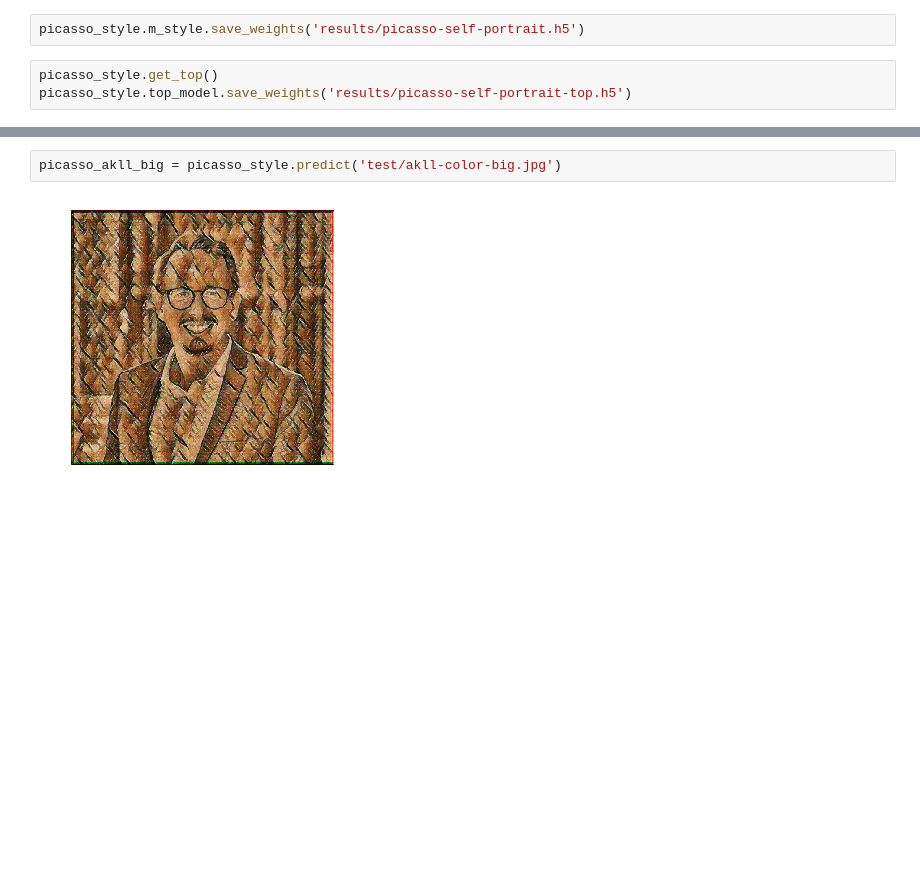
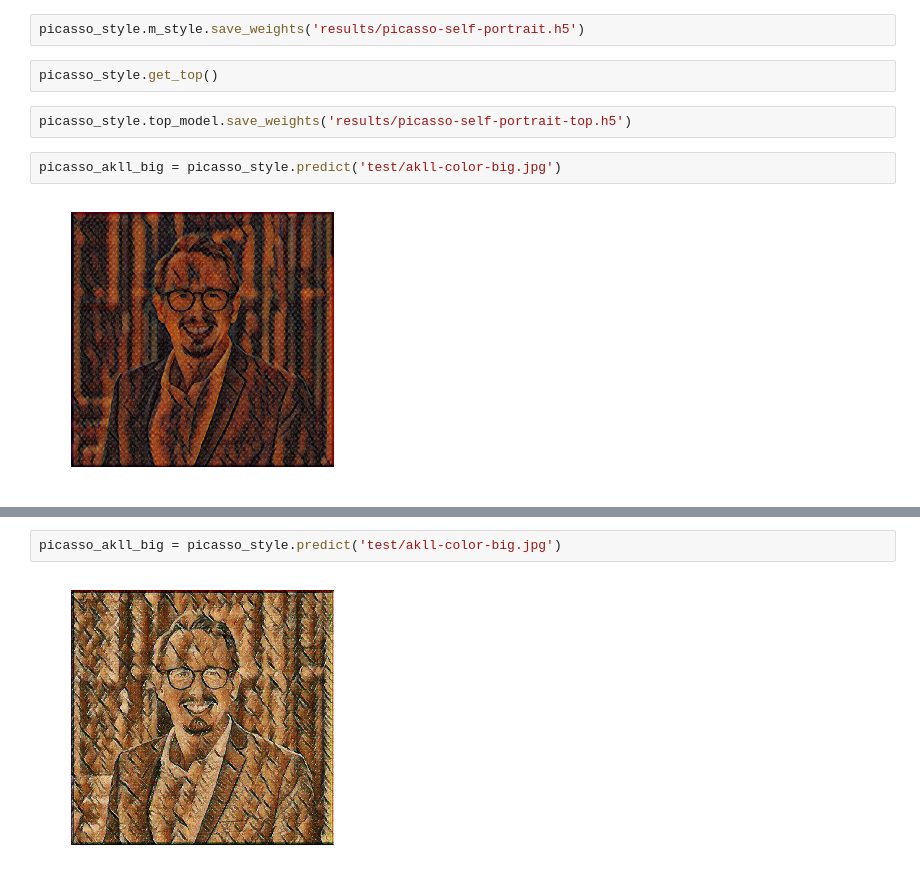
Before and after one commit to AKLLaursen/deep-learning-intro, a Jupyter notebook: style-transfer/style-transfer-examples.ipynb, the cells around one changed output, grey strips where cells are left out. Cells and saved outputs as stored; diff of their text form; blank space fills up the shorter version.

```diff
--- a/style-transfer/style-transfer-examples.ipynb
+++ b/style-transfer/style-transfer-examples.ipynb
@@ -124,8 +131,13 @@ picasso_style.fit(imagenet,
 # %%
 picasso_style.m_style.save_weights('results/picasso-self-portrait.h5')
+# %%
+picasso_style.get_top()
 # %%
-picasso_style.get_top()
 picasso_style.top_model.save_weights('results/picasso-self-portrait-top.h5')
+# %%
+picasso_akll_big = picasso_style.predict('test/akll-color-big.jpg')
+# %% [output]
+[figure, added]
 # %%
 picasso_akll_big = picasso_style.predict('test/akll-bw-big.jpg')
 # %% [output]
```
Also changed, not shown: parts of 12 cells of this notebook.
